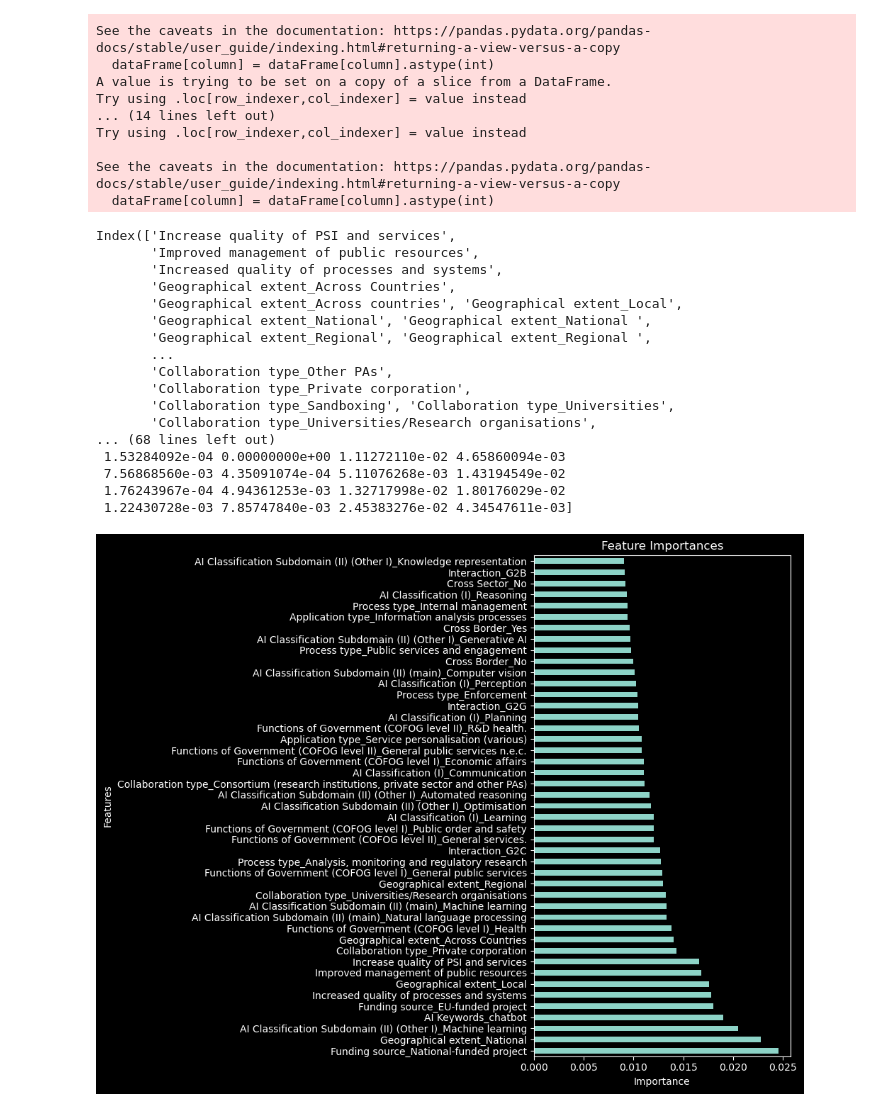
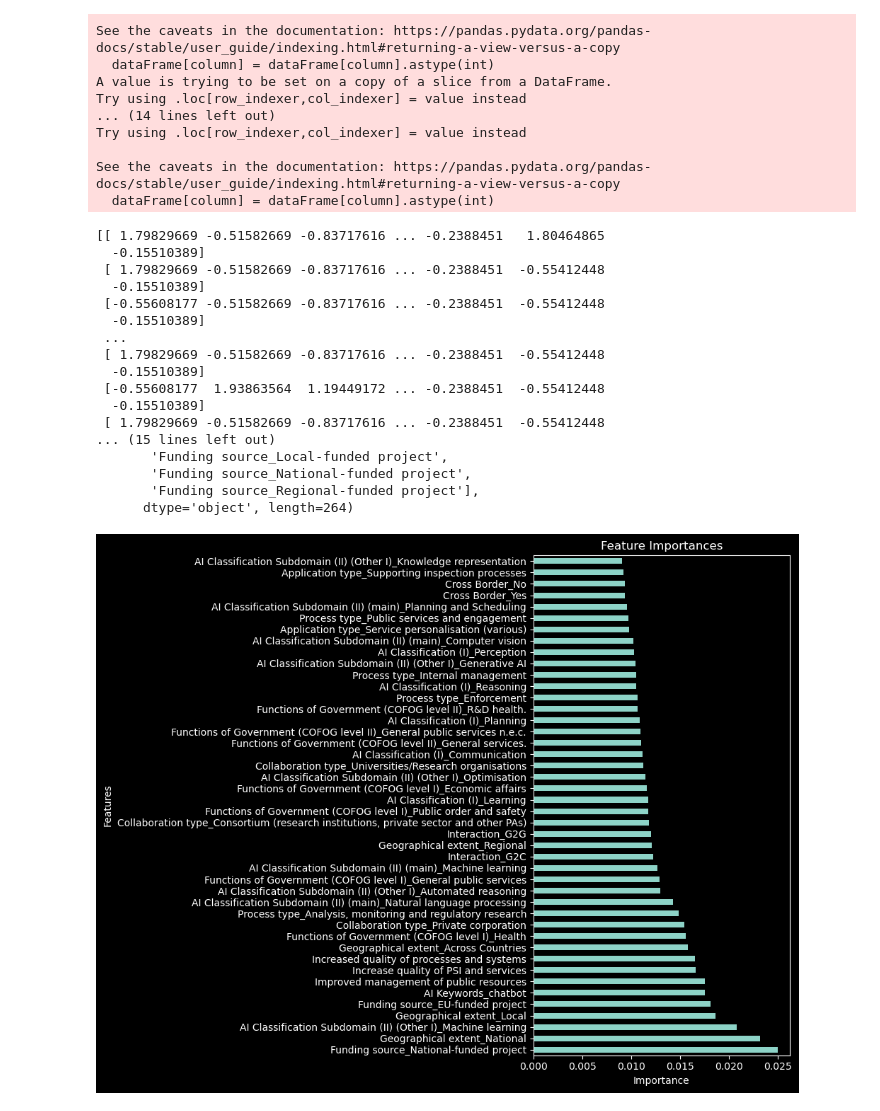
Before and after one commit to Marchant01/ai_eu_project, a Jupyter notebook: eda.ipynb, the cells around one changed output. Cells and saved outputs as stored; diff of their text form; code cells hidden in the pictures.

Commit message:
Added label encoding for y data

```diff
--- a/eda.ipynb
+++ b/eda.ipynb
@@ -111,12 +111,21 @@ See the caveats in the documentation: https://pandas.pydata.org/pandas-docs/stab
   dataFrame[column] = dataFrame[column].astype(int)
 # %%
 from sklearn.ensemble import RandomForestClassifier
+from sklearn.preprocessing import LabelEncoder
 from sklearn.model_selection import train_test_split
+from sklearn.pipeline import Pipeline
+from sklearn.preprocessing import StandardScaler
 import matplotlib.pyplot as plt
 
+le = LabelEncoder()
+scaler = StandardScaler()
+
+y_encoded = le.fit_transform(df_y)
+
 X = df_oh
-y = df_y
+print(scaler.fit_transform(X))
 
+y = y_encoded
 # Split data
 X_train_val, X_test, y_train_val, y_test = train_test_split(X, y, random_state=42, test_size=0.2)
 X_train, X_val, y_train, y_val = train_test_split(X_train_val, y_train_val, random_state=42, test_size=0.2)
@@ -124,55 +133,54 @@ X_train, X_val, y_train, y_val = train_test_split(X_train_val, y_train_val, rand
 rm_model = RandomForestClassifier()
 
 rm_model.fit(X_train, y_train)
-
 
 importances = rm_model.feature_importances_
 feature_names = X.columns
 
 print(feature_names)
 feat_df = pd.DataFrame({
   'Feature': feature_names,
   'Importance': importances
 })
 
 filtered_df = feat_df[feat_df['Importance'] > 0.009]
 
 filtered_df = filtered_df.sort_values(by='Importance', ascending=False)
 
-print(importances)
+# print(importances)
 
 filtered_df.plot(
     kind='barh',
     x='Feature',
     y='Importance',
     legend=False,
     figsize=(10, 8)
 )
 
 plt.title('Feature Importances')
 plt.xlabel('Importance')
 plt.ylabel('Features')
 
 plt.tight_layout()
 plt.show()
 
 plt.show()
 # %% [output]
-Index(['Increase quality of PSI and services',
-       'Improved management of public resources',
-       'Increased quality of processes and systems',
-       'Geographical extent_Across Countries',
-       'Geographical extent_Across countries', 'Geographical extent_Local',
-       'Geographical extent_National', 'Geographical extent_National ',
-       'Geographical extent_Regional', 'Geographical extent_Regional ',
-       ...
-       'Collaboration type_Other PAs',
-       'Collaboration type_Private corporation',
-       'Collaboration type_Sandboxing', 'Collaboration type_Universities',
-       'Collaboration type_Universities/Research organisations',
-... (68 lines left out)
- 1.53284092e-04 0.00000000e+00 1.11272110e-02 4.65860094e-03
- 7.56868560e-03 4.35091074e-04 5.11076268e-03 1.43194549e-02
- 1.76243967e-04 4.94361253e-03 1.32717998e-02 1.80176029e-02
- 1.22430728e-03 7.85747840e-03 2.45383276e-02 4.34547611e-03]
+[[ 1.79829669 -0.51582669 -0.83717616 ... -0.2388451   1.80464865
+  -0.15510389]
+ [ 1.79829669 -0.51582669 -0.83717616 ... -0.2388451  -0.55412448
+  -0.15510389]
+ [-0.55608177 -0.51582669 -0.83717616 ... -0.2388451  -0.55412448
+  -0.15510389]
+ ...
+ [ 1.79829669 -0.51582669 -0.83717616 ... -0.2388451  -0.55412448
+  -0.15510389]
+ [-0.55608177  1.93863564  1.19449172 ... -0.2388451  -0.55412448
+  -0.15510389]
+ [ 1.79829669 -0.51582669 -0.83717616 ... -0.2388451  -0.55412448
+... (15 lines left out)
+       'Funding source_Local-funded project',
+       'Funding source_National-funded project',
+       'Funding source_Regional-funded project'],
+      dtype='object', length=264)
-[figure, old version]
+[figure, new version]
```
